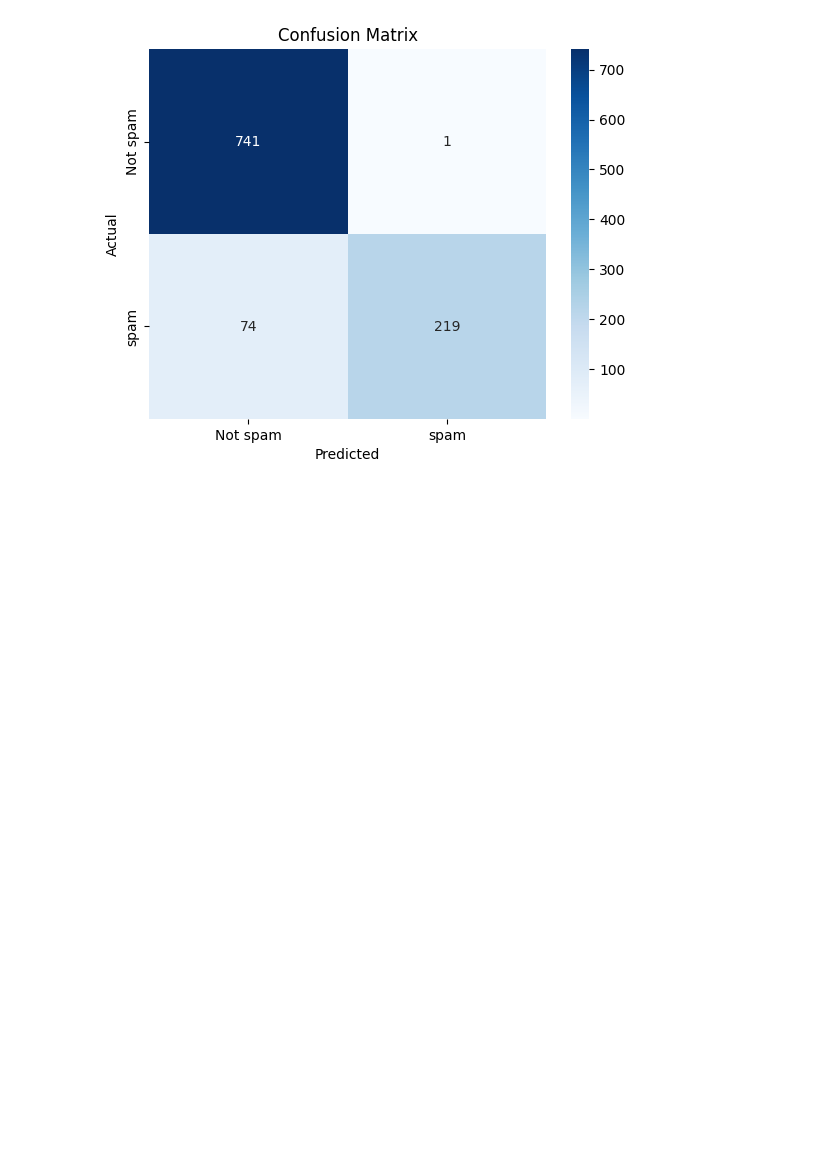
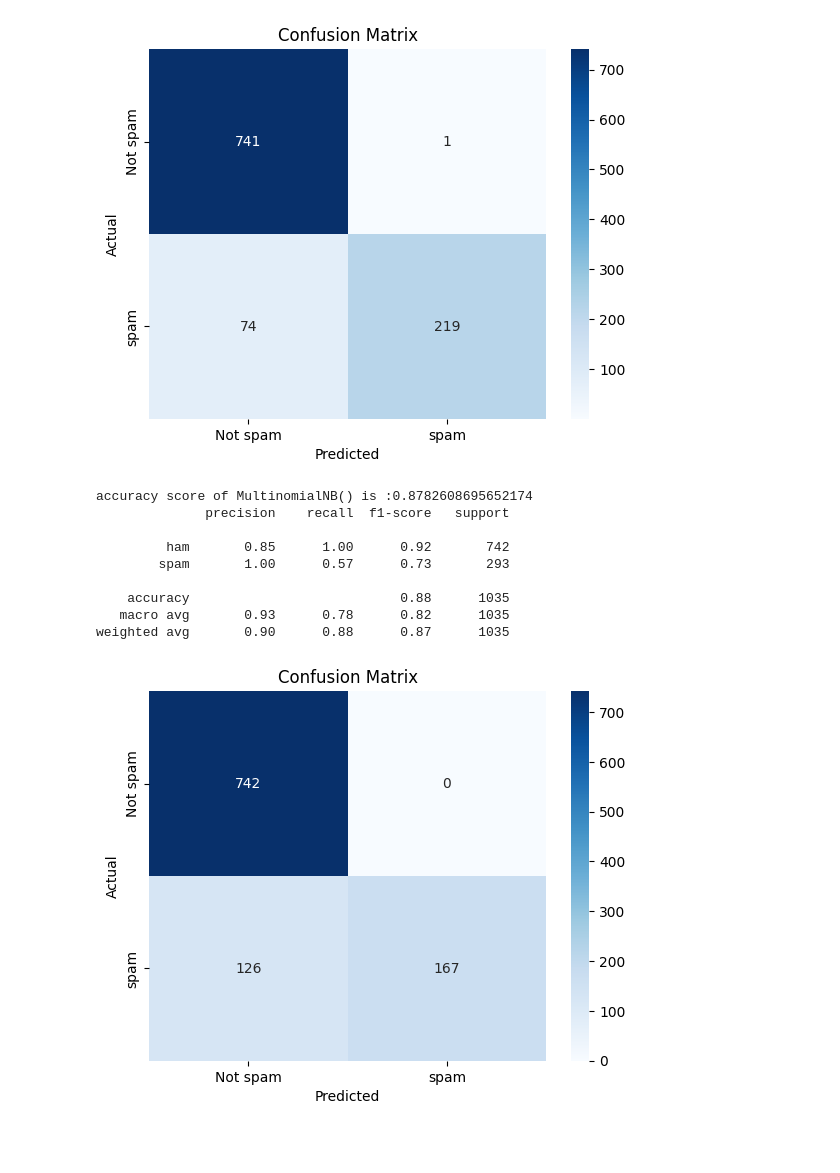
Before and after one commit to raniamaamer/spam-email-detection, a Jupyter notebook: spam-email-detection.ipynb, the cells around one changed output. Saved outputs shown, nothing was run; the diff lists cells and outputs as text; code cells hidden in the pictures; blank space fills up the shorter version.

```diff
--- a/spam-email-detection.ipynb
+++ b/spam-email-detection.ipynb
@@ -362,6 +364,19 @@ accuracy score of KNeighborsClassifier(n_neighbors=2) is :0.927536231884058
    macro avg       0.95      0.87      0.90      1035
 weighted avg       0.93      0.93      0.92      1035
 [figure]
+# %%
+train_test_model(MultinomialNB())
+# %% [output]
+accuracy score of MultinomialNB() is :0.8782608695652174
+              precision    recall  f1-score   support
+
+         ham       0.85      1.00      0.92       742
+        spam       1.00      0.57      0.73       293
+
+    accuracy                           0.88      1035
+   macro avg       0.93      0.78      0.82      1035
+weighted avg       0.90      0.88      0.87      1035
+[figure, added]
 # %% [markdown]
 #
 # %% [markdown]
```
Also changed, not shown: parts of 4 cells of this notebook.
